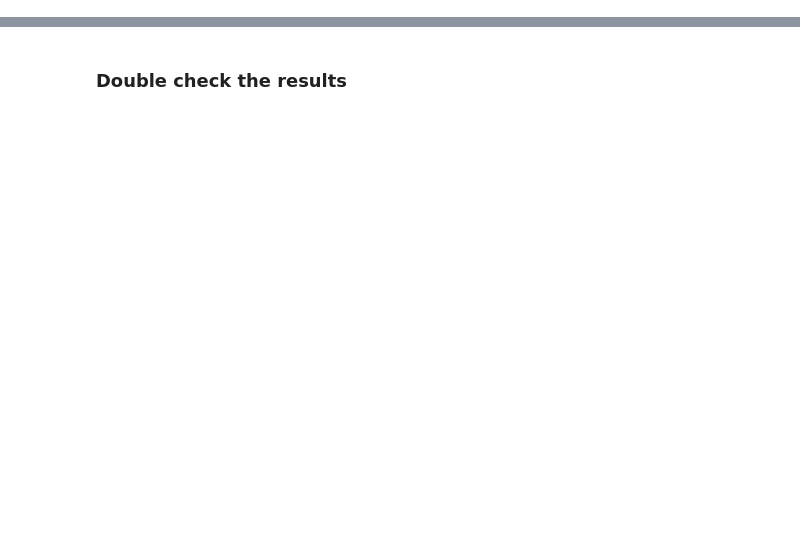
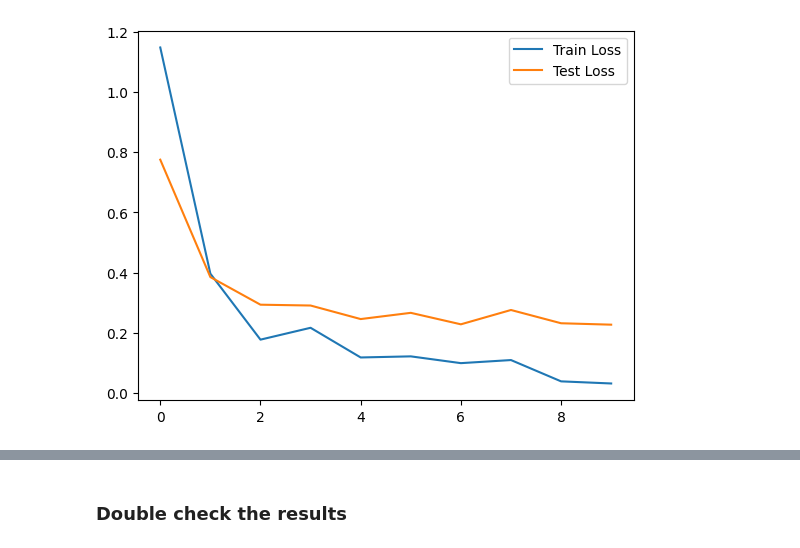
Before and after one commit to whuang288alex/Real-Time-ASL, a Jupyter notebook: train_model.ipynb, the cells around one changed output, grey strips where cells are left out. Saved outputs shown, nothing was run; the diff lists cells and outputs as text; code cells hidden in the pictures; blank space fills up the shorter version.

```diff
--- a/train_model.ipynb
+++ b/train_model.ipynb
@@ -113,6 +105,20 @@ for i in range(9):
+# %%
+model = ASLModel(num_class = 24, device = device)
+optimizer = torch.optim.SGD(model.parameters(), lr=0.005, momentum=0.9)
+lr_scheduler = torch.optim.lr_scheduler.StepLR(optimizer, step_size=8, gamma=0.1)
+loss_function = nn.CrossEntropyLoss().to(device)
 # %%
+best_acc = None
+model_name = 'model_3'
+train_losses, test_losses= [], []
+train_accs, test_accs = [], []
 for epoch in range(10):
-    train_one_epoch(model, train_dataloader, optimizer, loss_function, epoch, device)
-    eval_one_epoch(model, train_dataloader, loss_function, epoch, device, is_train=True)
-    eval_one_epoch(model, test_dataloader, loss_function, epoch, device, is_train=False)
+    train_one_epoch(model, train_dataloader, optimizer, lr_scheduler, loss_function, epoch, device)
+    train_acc, train_loss = eval_one_epoch(model, train_dataloader, loss_function, epoch, device, is_train=True)
+    test_acc, test_loss = eval_one_epoch(model, test_dataloader, loss_function, epoch, device, is_train=False)
+    best_acc = save_on_best_acc(model, f'./assets/{model_name}.pt', test_acc, best_acc)
+    train_losses.append(train_loss)
+    test_losses.append(test_loss)
+    train_accs.append(train_acc)
+    test_accs.append(test_acc)
     print("\n\n")
@@ -122,0 +125,7 @@ torch.save(model.state_dict(), f'./assets/{name}.pt')
+# %%
+plt.plot(train_losses, label='Train Loss')
+plt.plot(test_losses, label='Test Loss')
+plt.legend()
+plt.show()
+# %% [output]
+[figure, added]
```
Also changed, not shown: parts of 10 cells of this notebook, 4 other files.
